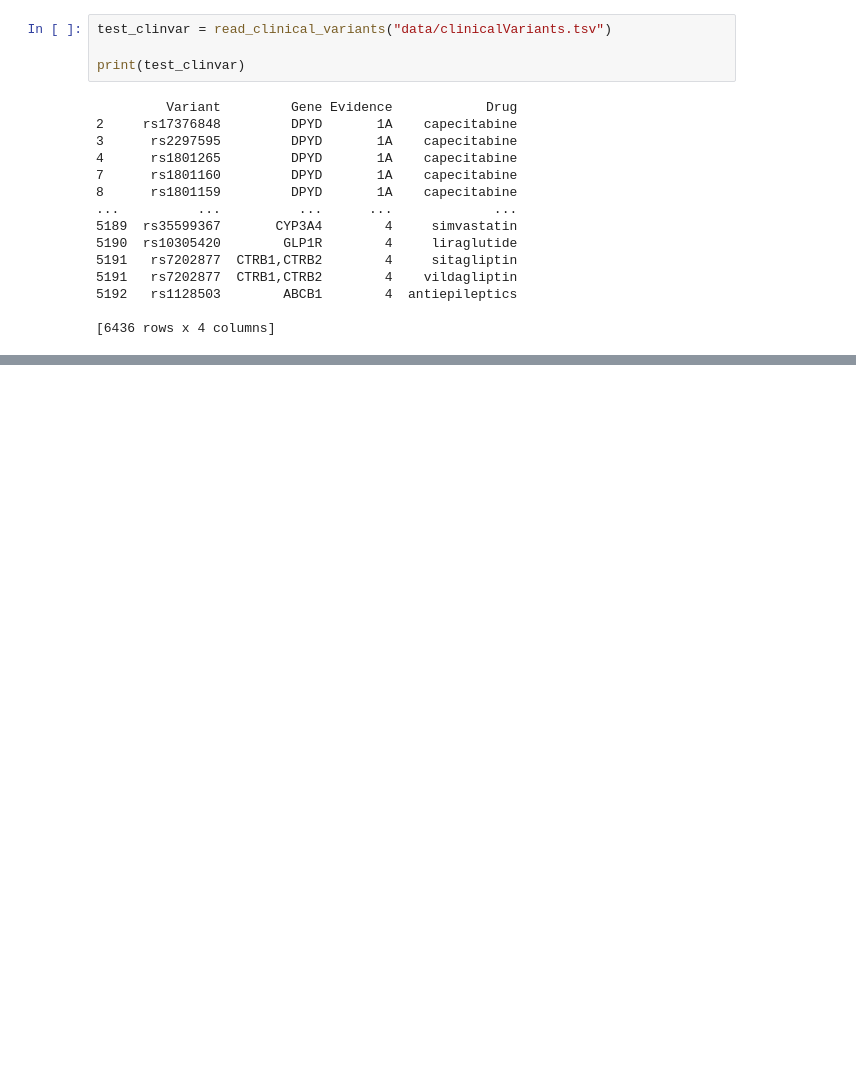
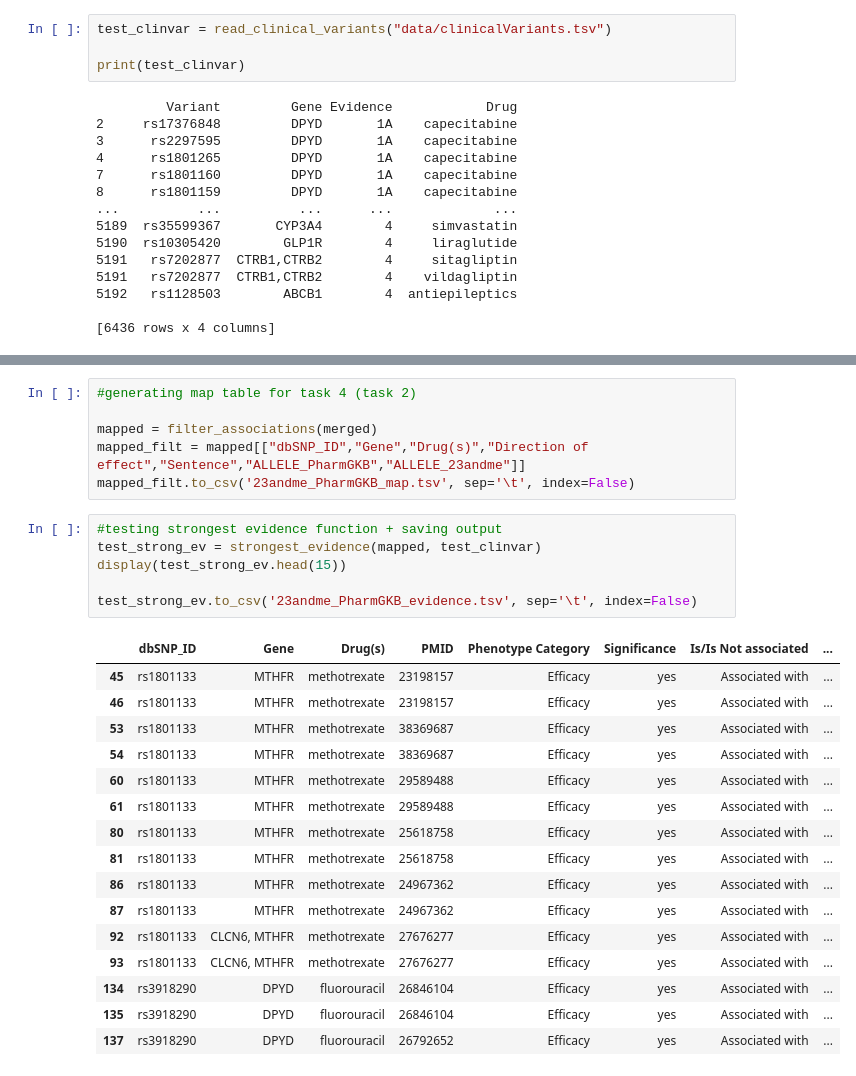
Before and after one commit to davissineath/BIOINF_575_Final, a Jupyter notebook: project_testing.ipynb, the cells around one changed output, grey strips where cells are left out. Cells and saved outputs as stored; diff of their text form; blank space fills up the shorter version.

```diff
--- a/project_testing.ipynb
+++ b/project_testing.ipynb
@@ -183,0 +277,29 @@ cov.to_csv('23andme_PharmGKB_coverage.tsv', sep='\t', index=False)
+# %%
+#generating map table for task 4 (task 2)
+
+mapped = filter_associations(merged)
+mapped_filt = mapped[["dbSNP_ID","Gene","Drug(s)","Direction of effect","Sentence","ALLELE_PharmGKB","ALLELE_23andme"]]
+mapped_filt.to_csv('23andme_PharmGKB_map.tsv', sep='\t', index=False)
+# %%
+#testing strongest evidence function + saving output
+test_strong_ev = strongest_evidence(mapped, test_clinvar)
+display(test_strong_ev.head(15))
+
+test_strong_ev.to_csv('23andme_PharmGKB_evidence.tsv', sep='\t', index=False)
+# %% [output]
+|  | dbSNP_ID | Gene | Drug(s) | PMID | Phenotype Category | Significance | Is/Is Not associated | ... |
+| 45 | rs1801133 | MTHFR | methotrexate | 23198157 | Efficacy | yes | Associated with | ... |
+| 46 | rs1801133 | MTHFR | methotrexate | 23198157 | Efficacy | yes | Associated with | ... |
+| 53 | rs1801133 | MTHFR | methotrexate | 38369687 | Efficacy | yes | Associated with | ... |
+| 54 | rs1801133 | MTHFR | methotrexate | 38369687 | Efficacy | yes | Associated with | ... |
+| 60 | rs1801133 | MTHFR | methotrexate | 29589488 | Efficacy | yes | Associated with | ... |
+| 61 | rs1801133 | MTHFR | methotrexate | 29589488 | Efficacy | yes | Associated with | ... |
+| 80 | rs1801133 | MTHFR | methotrexate | 25618758 | Efficacy | yes | Associated with | ... |
+| 81 | rs1801133 | MTHFR | methotrexate | 25618758 | Efficacy | yes | Associated with | ... |
+| 86 | rs1801133 | MTHFR | methotrexate | 24967362 | Efficacy | yes | Associated with | ... |
+| 87 | rs1801133 | MTHFR | methotrexate | 24967362 | Efficacy | yes | Associated with | ... |
+| 92 | rs1801133 | CLCN6, MTHFR | methotrexate | 27676277 | Efficacy | yes | Associated with | ... |
+| 93 | rs1801133 | CLCN6, MTHFR | methotrexate | 27676277 | Efficacy | yes | Associated with | ... |
+| 134 | rs3918290 | DPYD | fluorouracil | 26846104 | Efficacy | yes | Associated with | ... |
+| 135 | rs3918290 | DPYD | fluorouracil | 26846104 | Efficacy | yes | Associated with | ... |
+| 137 | rs3918290 | DPYD | fluorouracil | 26792652 | Efficacy | yes | Associated with | ... |
```
Also changed, not shown: parts of 4 cells of this notebook, 3 other files.
